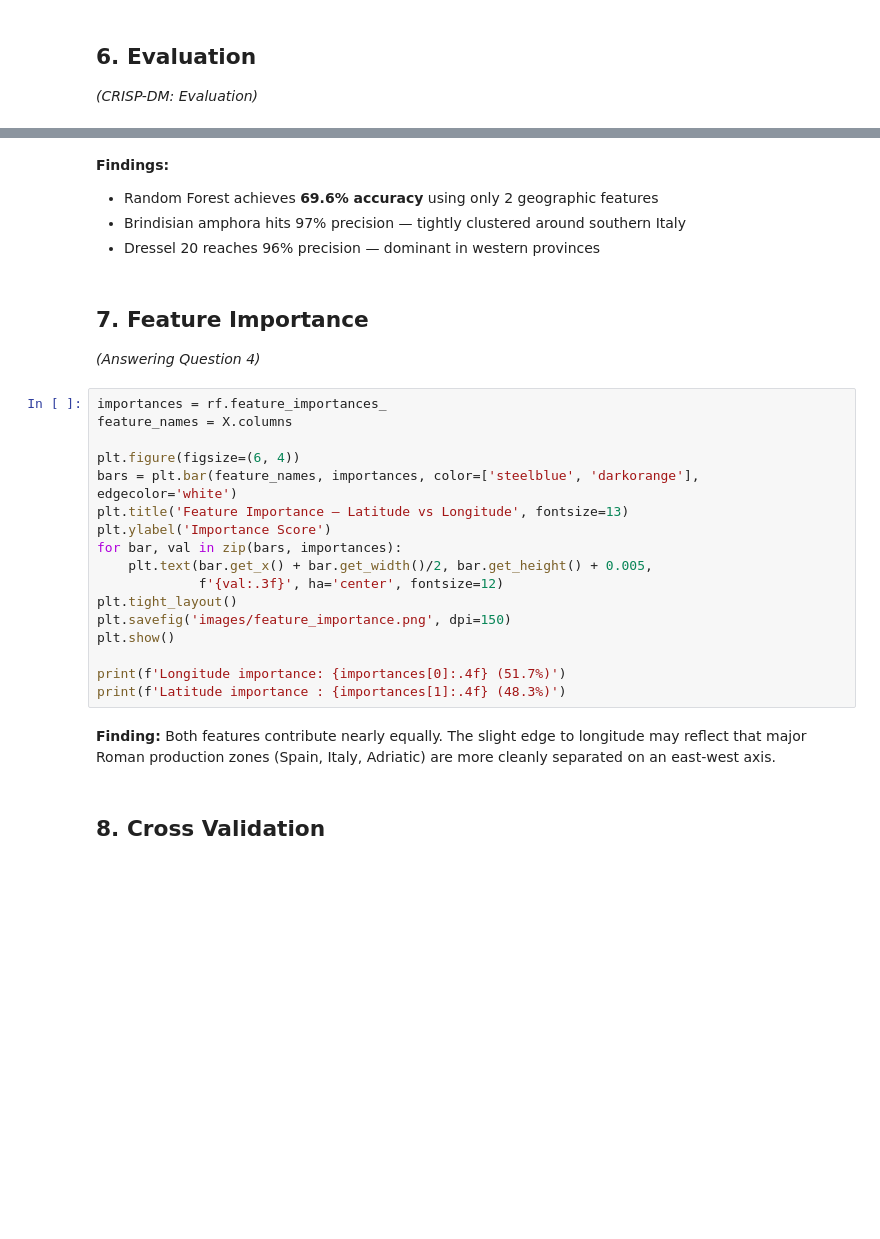
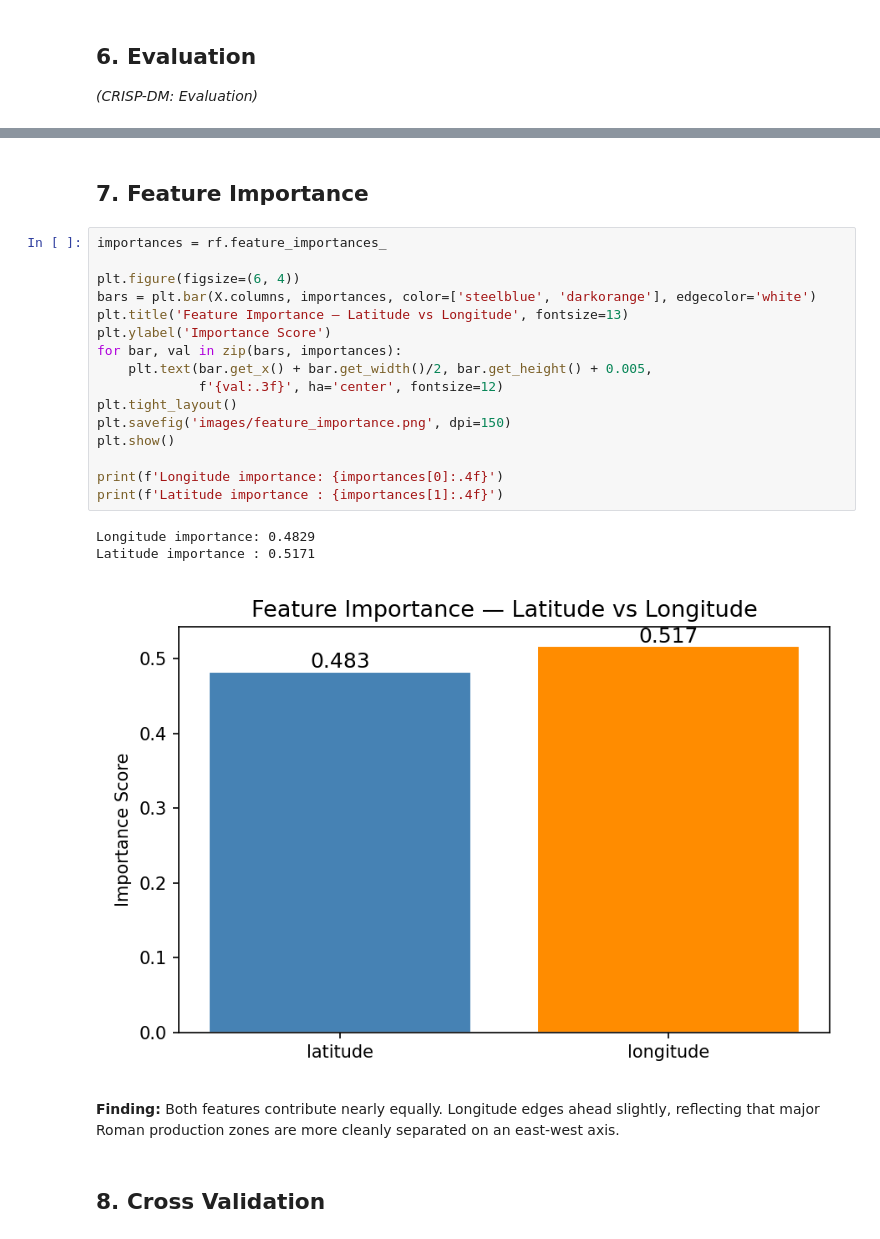
Before and after one commit to A7cSx/Roman-Stamps-ML, a Jupyter notebook: stamp_analysis.ipynb, the cells around one changed output, grey strips where cells are left out. Drawn from its saved outputs; the diff is of its cells as text; blank space fills up the shorter version.

```diff
--- a/stamp_analysis.ipynb
+++ b/stamp_analysis.ipynb
@@ -181,31 +235,27 @@ plt.show()
-# %% [markdown]
-**Findings:**
-- Random Forest achieves **69.6% accuracy** using only 2 geographic features
-- Brindisian amphora hits 97% precision — tightly clustered around southern Italy
-- Dressel 20 reaches 96% precision — dominant in western provinces
 # %% [markdown]
 ## 7. Feature Importance
-
-*(Answering Question 4)*
 # %%
 importances = rf.feature_importances_
-feature_names = X.columns
 
 plt.figure(figsize=(6, 4))
-bars = plt.bar(feature_names, importances, color=['steelblue', 'darkorange'], edgecolor='white')
+bars = plt.bar(X.columns, importances, color=['steelblue', 'darkorange'], edgecolor='white')
 plt.title('Feature Importance — Latitude vs Longitude', fontsize=13)
 plt.ylabel('Importance Score')
 for bar, val in zip(bars, importances):
     plt.text(bar.get_x() + bar.get_width()/2, bar.get_height() + 0.005,
              f'{val:.3f}', ha='center', fontsize=12)
 plt.tight_layout()
 plt.savefig('images/feature_importance.png', dpi=150)
 plt.show()
 
-print(f'Longitude importance: {importances[0]:.4f} (51.7%)')
-print(f'Latitude importance : {importances[1]:.4f} (48.3%)')
+print(f'Longitude importance: {importances[0]:.4f}')
+print(f'Latitude importance : {importances[1]:.4f}')
+# %% [output]
+Longitude importance: 0.4829
+Latitude importance : 0.5171
+[figure, added]
 # %% [markdown]
-**Finding:** Both features contribute nearly equally. The slight edge to longitude may reflect that major Roman production zones (Spain, Italy, Adriatic) are more cleanly separated on an east-west axis.
+**Finding:** Both features contribute nearly equally. Longitude edges ahead slightly, reflecting that major Roman production zones are more cleanly separated on an east-west axis.
 # %% [markdown]
 ## 8. Cross Validation
 # %%
```
Also changed, not shown: parts of 20 cells of this notebook.
